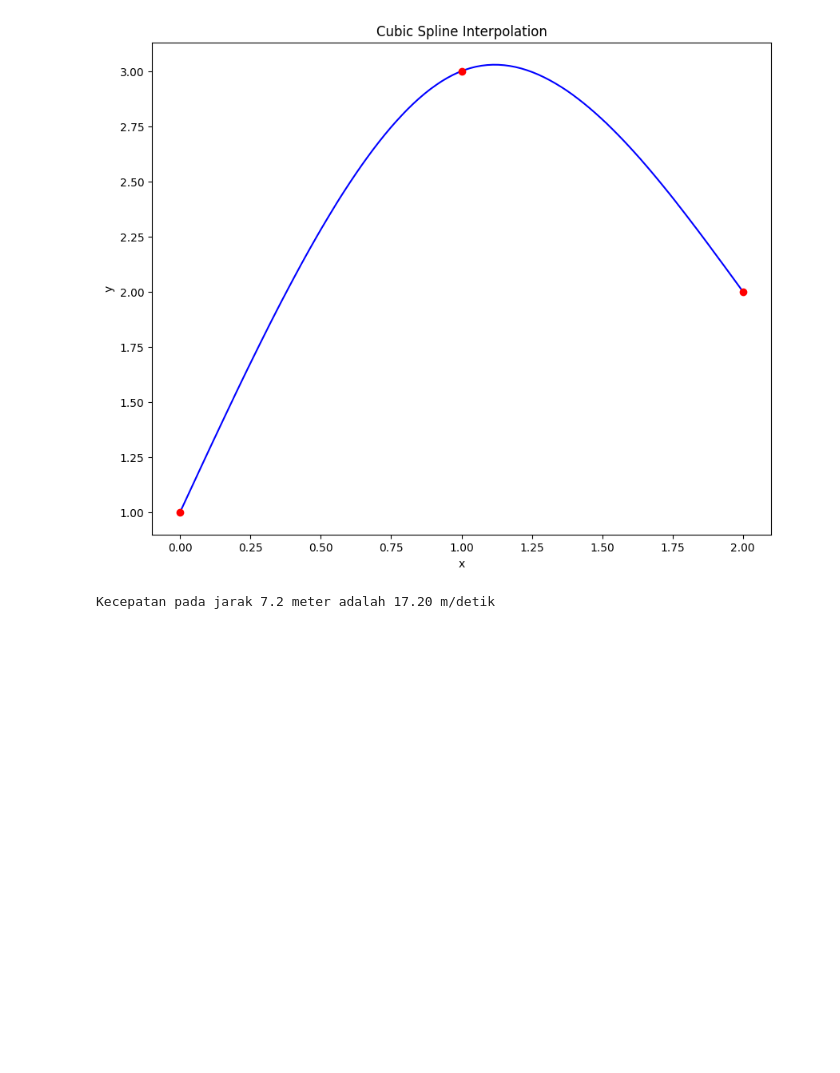
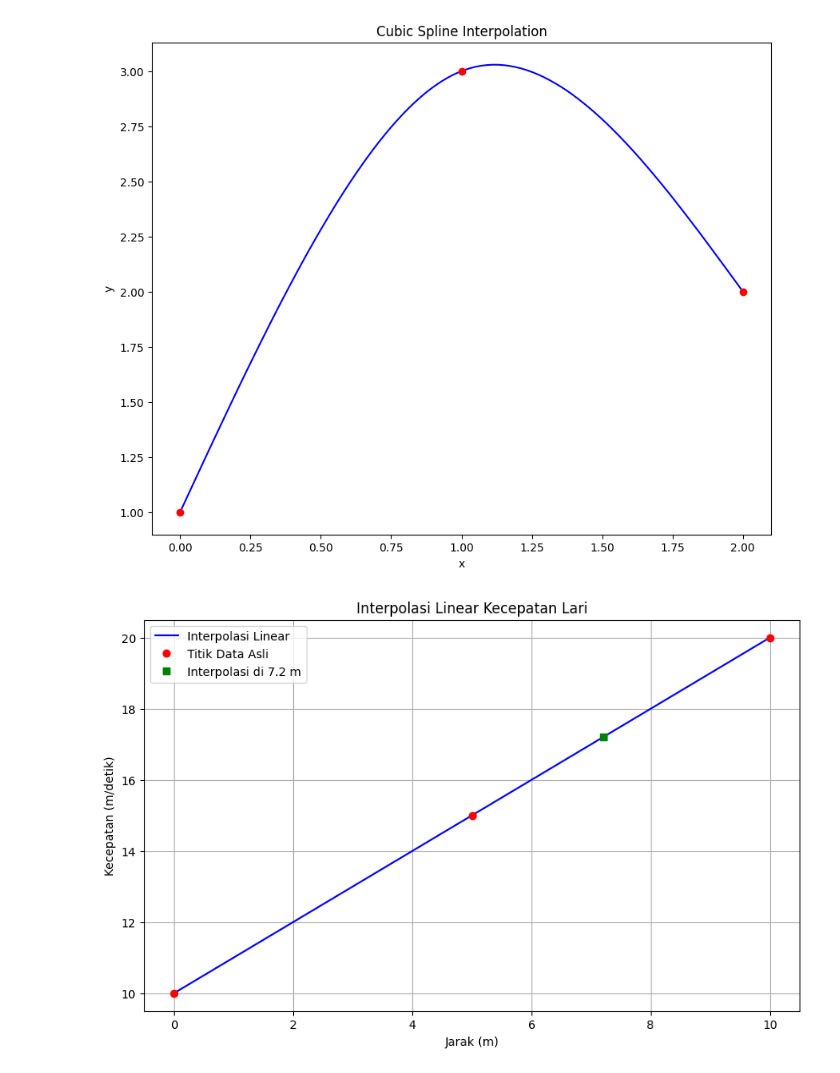
Before and after one commit to Reyz16/Scientific-Computing, a Jupyter notebook: 2802536713_Muhammad_Reyhan_Zaki_Laksono_LB20.ipynb, the cells around one changed output. Cells and saved outputs as stored; diff of their text form; code cells hidden in the pictures; blank space fills up the shorter version.

```diff
--- a/2802536713_Muhammad_Reyhan_Zaki_Laksono_LB20.ipynb
+++ b/2802536713_Muhammad_Reyhan_Zaki_Laksono_LB20.ipynb
@@ -83,18 +83,32 @@ plt.ylabel('y')
 plt.show()
 # %% [output]
 [figure]
-# %%
-import numpy as np
-from scipy.interpolate import interp1d
-
-x = [0, 5, 10]
-y = [10, 15, 20]
-
-f = interp1d(x, y, kind='linear')
-
-x_new = 7.2
-y_new = f(x_new)
-
-print(f"Kecepatan pada jarak {x_new} meter adalah {y_new:.2f} m/detik")
-# %% [output]
-Kecepatan pada jarak 7.2 meter adalah 17.20 m/detik
+# %%
+import numpy as np
+import matplotlib.pyplot as plt
+from scipy.interpolate import interp1d
+
+x = [0, 5, 10]
+y = [10, 15, 20]
+
+f = interp1d(x, y, kind='linear')
+
+x_new = np.linspace(0, 10, 100)
+y_new = f(x_new)
+
+x_target = 7.2
+y_target = f(x_target)
+
+plt.figure(figsize=(10, 6))
+plt.plot(x_new, y_new, 'b-', label="Interpolasi Linear")
+plt.plot(x, y, 'ro', label="Titik Data Asli")
+plt.plot(x_target, y_target, 'gs', label=f"Interpolasi di {x_target} m")
+
+plt.xlabel("Jarak (m)")
+plt.ylabel("Kecepatan (m/detik)")
+plt.title("Interpolasi Linear Kecepatan Lari")
+plt.legend()
+plt.grid()
+plt.show()
+# %% [output]
+[figure, added]
```
